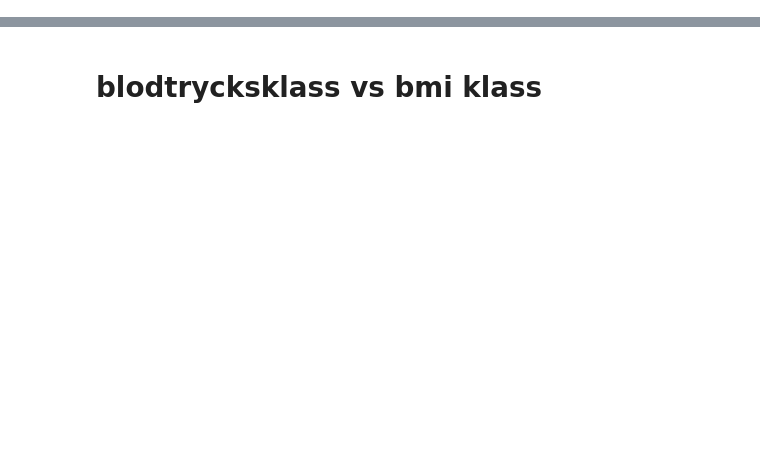
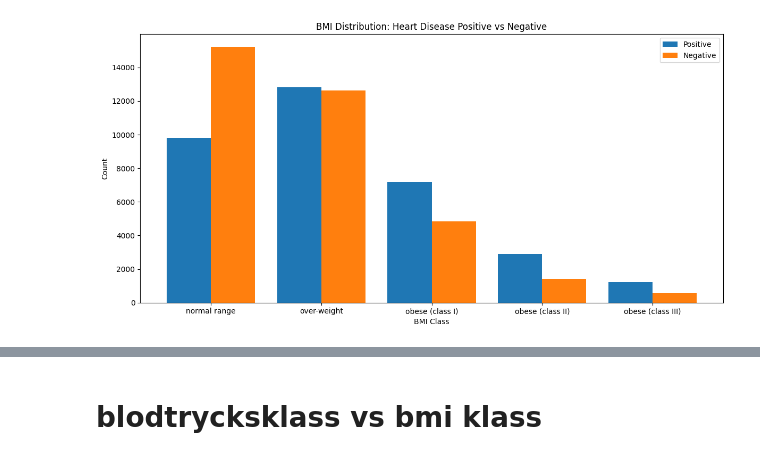
Before and after one commit to Ludwilton/Medical-predictions-lab, a Jupyter notebook: visualization.ipynb, the cells around one changed output, grey strips where cells are left out. Saved outputs shown, nothing was run; the diff lists cells and outputs as text; code cells hidden in the pictures; blank space fills up the shorter version.

```diff
--- a/visualization.ipynb
+++ b/visualization.ipynb
@@ -5,0 +8,6 @@ import data_util
+# %%
+# barplots positive vs negative bmi klasser
+
+data_util.plot_positive_vs_negative_bmi(df)
+# %% [output]
+[figure, added]
```
Also changed, not shown: parts of 3 cells of this notebook, 2 other files.
